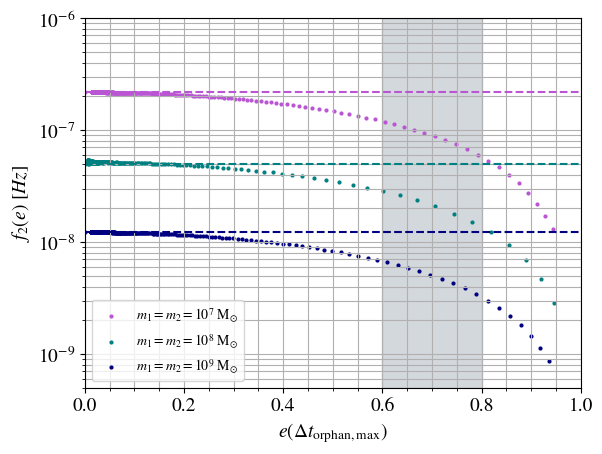
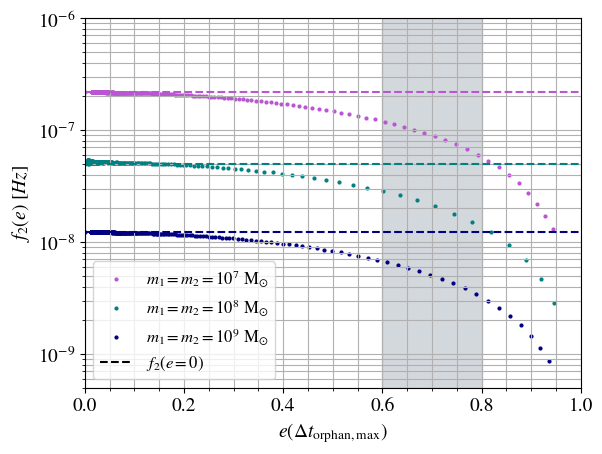
Unified diff of the notebook cell whose output changed from the first chart to the second:
--- before
+++ after
@@ -14,5 +14,8 @@
 plt.ylim(5e-10,1e-6)
 plt.xlim(0,1)
-plt.legend()
+handles, labels = plt.gca().get_legend_handles_labels()
+dashline = Line2D([0],[0],label=r'$f_2(e=0)$',ls='--',color='k')
+handles.extend([dashline])
+plt.legend(handles=handles,fontsize=12)
 for ext in ['.png','.pdf','.eps']:
     plt.savefig('./figures/eccentricity/f2_of_e'+ext,dpi=300)

Commit: Eccentricity plots and Poisson statistics